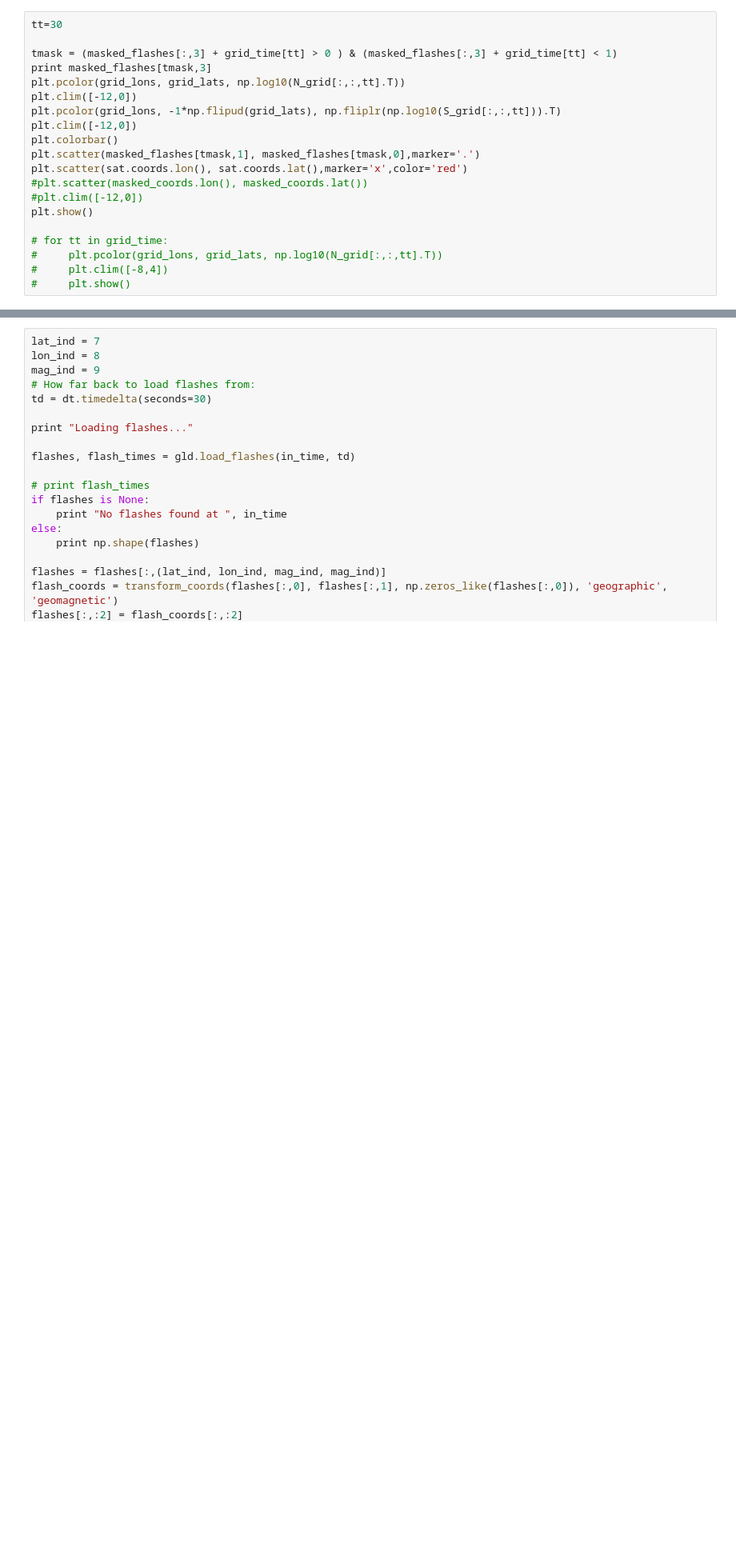
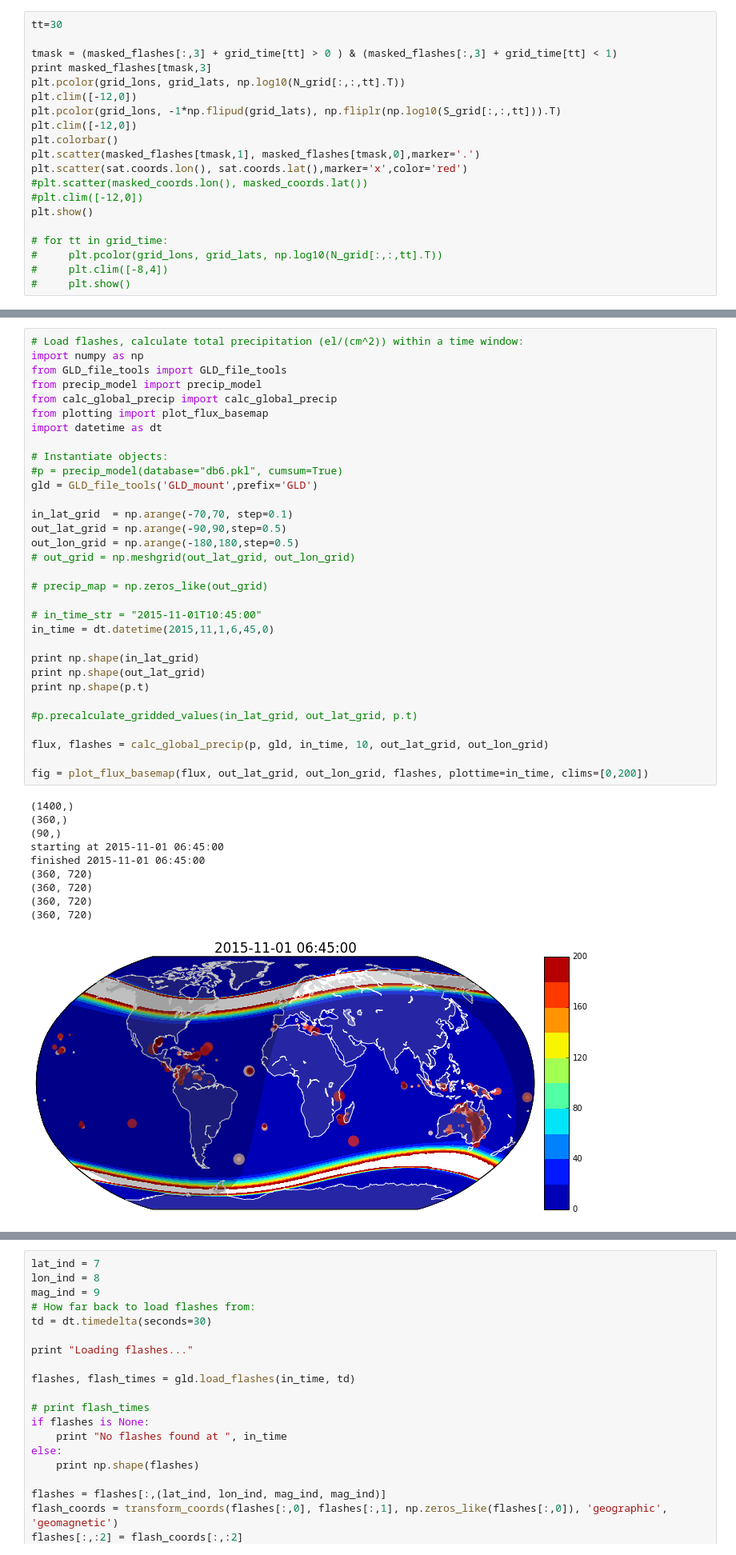
Before and after one commit to asousa/Global_LEP, a Jupyter notebook: model_testbench.ipynb, the cells around one changed output, grey strips where cells are left out. Shown: that part at 80% size. Drawn from its saved outputs; the diff is of its cells as text; blank space fills up the shorter version.

```diff
--- a/model_testbench.ipynb
+++ b/model_testbench.ipynb
@@ -216,0 +293,43 @@ print dir(sc)
+# %%
+# Load flashes, calculate total precipitation (el/(cm^2)) within a time window:
+import numpy as np
+from GLD_file_tools import GLD_file_tools
+from precip_model import precip_model
+from calc_global_precip import calc_global_precip
+from plotting import plot_flux_basemap
+import datetime as dt
+
+# Instantiate objects:
+#p = precip_model(database="db6.pkl", cumsum=True)
+gld = GLD_file_tools('GLD_mount',prefix='GLD')
+
+in_lat_grid  = np.arange(-70,70, step=0.1)
+out_lat_grid = np.arange(-90,90,step=0.5)
+out_lon_grid = np.arange(-180,180,step=0.5)
+# out_grid = np.meshgrid(out_lat_grid, out_lon_grid)
+
+# precip_map = np.zeros_like(out_grid)
+
+# in_time_str = "2015-11-01T10:45:00"
+in_time = dt.datetime(2015,11,1,6,45,0)
+
+print np.shape(in_lat_grid)
+print np.shape(out_lat_grid)
+print np.shape(p.t)
+
+#p.precalculate_gridded_values(in_lat_grid, out_lat_grid, p.t)
+
+flux, flashes = calc_global_precip(p, gld, in_time, 10, out_lat_grid, out_lon_grid)
+
+fig = plot_flux_basemap(flux, out_lat_grid, out_lon_grid, flashes, plottime=in_time, clims=[0,200])
+# %% [output]
+(1400,)
+(360,)
+(90,)
+starting at 2015-11-01 06:45:00
+finished 2015-11-01 06:45:00
+(360, 720)
+(360, 720)
+(360, 720)
+(360, 720)
+[figure, added]
```
Also changed, not shown: parts of 17 cells of this notebook, 7 other files.
